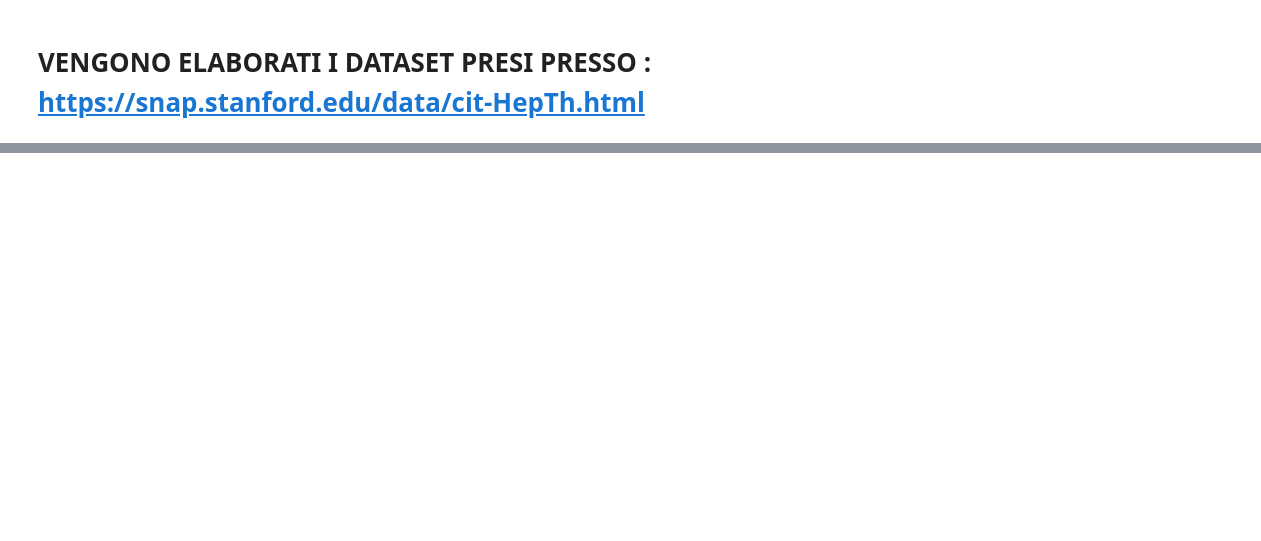
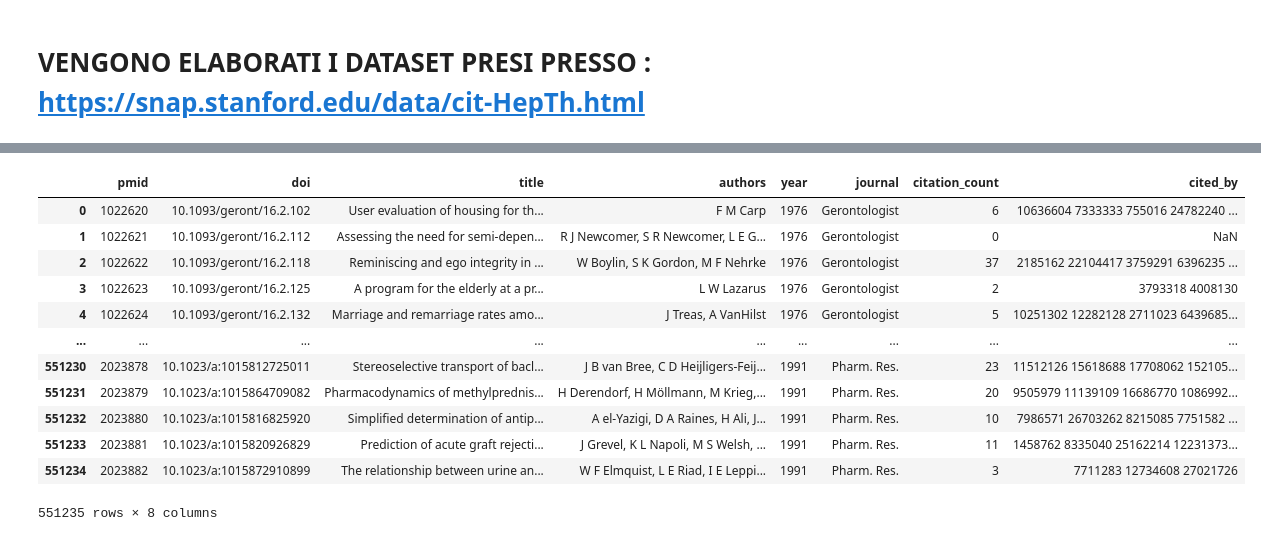
Before and after one commit to matteo-Donofrio-unipi/Master_Degree_Thesis, a Jupyter notebook: cit-abstract-scraper.ipynb, the cells around one changed output, grey strips where cells are left out. Drawn from its saved outputs; the diff is of its cells as text; code cells hidden in the pictures; blank space fills up the shorter version.

```diff
--- a/cit-abstract-scraper.ipynb
+++ b/cit-abstract-scraper.ipynb
@@ -301,0 +128,22 @@ abstract_df.to_csv("./paperId_and_info.csv",index=False)
+# %%
+#Lascio solo articoli per cui è presente il doi
+
+
+iciteData_reduced = iciteData.drop(columns=["field_citation_rate",'expected_citations_per_year', 'citations_per_year','relative_citation_ratio', 'nih_percentile', 'human', 'animal','molecular_cellular', 'x_coord', 'y_coord', 'apt', 'is_clinical','cited_by_clin','provisional','is_research_article','references' ])
+iciteData_reduced_doi = iciteData_reduced[iciteData_reduced['doi'].notnull()]
+iciteData_reduced_doi.reset_index(drop = True, inplace = True)
+iciteData_reduced_doi
+# %% [output]
+|  | pmid | doi | title | authors | year | journal | citation_count | cited_by |
+| 0 | 1022620 | 10.1093/geront/16.2.102 | User evaluation of housing for th... | F M Carp | 1976 | Gerontologist | 6 | 10636604 7333333 755016 24782240 ... |
+| 1 | 1022621 | 10.1093/geront/16.2.112 | Assessing the need for semi-depen... | R J Newcomer, S R Newcomer, L E G... | 1976 | Gerontologist | 0 | NaN |
+| 2 | 1022622 | 10.1093/geront/16.2.118 | Reminiscing and ego integrity in ... | W Boylin, S K Gordon, M F Nehrke | 1976 | Gerontologist | 37 | 2185162 22104417 3759291 6396235 ... |
+| 3 | 1022623 | 10.1093/geront/16.2.125 | A program for the elderly at a pr... | L W Lazarus | 1976 | Gerontologist | 2 | 3793318 4008130 |
+| 4 | 1022624 | 10.1093/geront/16.2.132 | Marriage and remarriage rates amo... | J Treas, A VanHilst | 1976 | Gerontologist | 5 | 10251302 12282128 2711023 6439685... |
+| ... | ... | ... | ... | ... | ... | ... | ... | ... |
+| 551230 | 2023878 | 10.1023/a:1015812725011 | Stereoselective transport of bacl... | J B van Bree, C D Heijligers-Feij... | 1991 | Pharm. Res. | 23 | 11512126 15618688 17708062 152105... |
+| 551231 | 2023879 | 10.1023/a:1015864709082 | Pharmacodynamics of methylprednis... | H Derendorf, H Möllmann, M Krieg,... | 1991 | Pharm. Res. | 20 | 9505979 11139109 16686770 1086992... |
+| 551232 | 2023880 | 10.1023/a:1015816825920 | Simplified determination of antip... | A el-Yazigi, D A Raines, H Ali, J... | 1991 | Pharm. Res. | 10 | 7986571 26703262 8215085 7751582 ... |
+| 551233 | 2023881 | 10.1023/a:1015820926829 | Prediction of acute graft rejecti... | J Grevel, K L Napoli, M S Welsh, ... | 1991 | Pharm. Res. | 11 | 1458762 8335040 25162214 12231373... |
+| 551234 | 2023882 | 10.1023/a:1015872910899 | The relationship between urine an... | W F Elmquist, L E Riad, I E Leppi... | 1991 | Pharm. Res. | 3 | 7711283 12734608 27021726 |
+551235 rows × 8 columns
```
Also changed, not shown: parts of 25 cells of this notebook.
